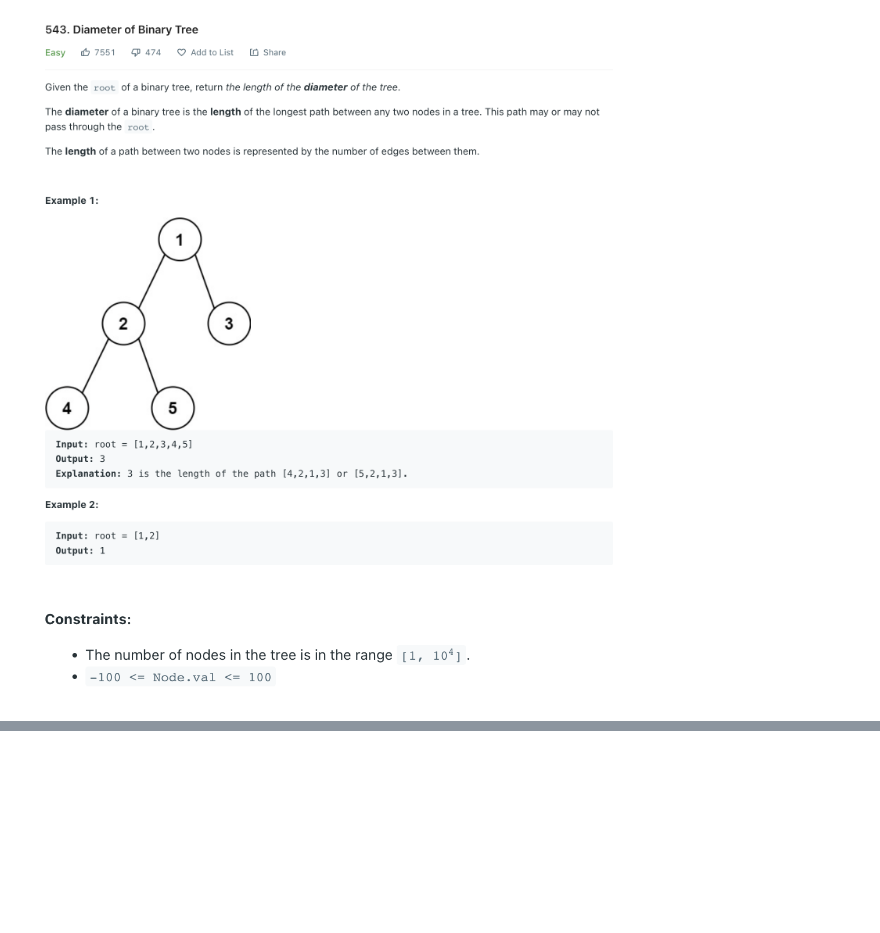
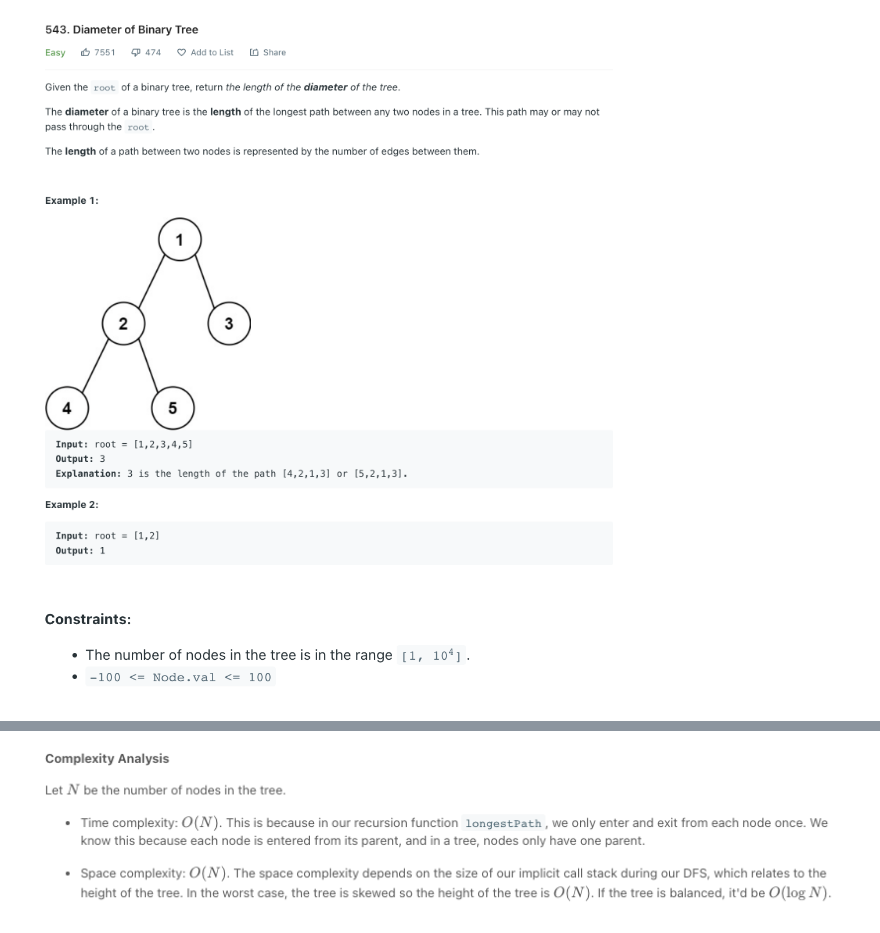
Before and after one commit to ahlag/Solved-Problems, a Jupyter notebook: LeetCode/Diameter of a Binary Tree/python/Diameter of a Binary Tree.ipynb, the cells around one changed output, grey strips where cells are left out. Cells and saved outputs as stored; diff of their text form; code cells hidden in the pictures; blank space fills up the shorter version.

```diff
--- a/LeetCode/Diameter of a Binary Tree/python/Diameter of a Binary Tree.ipynb
+++ b/LeetCode/Diameter of a Binary Tree/python/Diameter of a Binary Tree.ipynb
@@ -25,3 +37,7 @@ class Solution:
         self.diameter = max(leftHeight + rightHeight, self.diameter)
 
         return max(leftHeight, rightHeight) + 1
+# %%
+Image("diameter_6.png",width=900,height=500)
+# %% [output]
+[figure, added]
```
Also changed, not shown: parts of 3 cells of this notebook, 21 other files.
